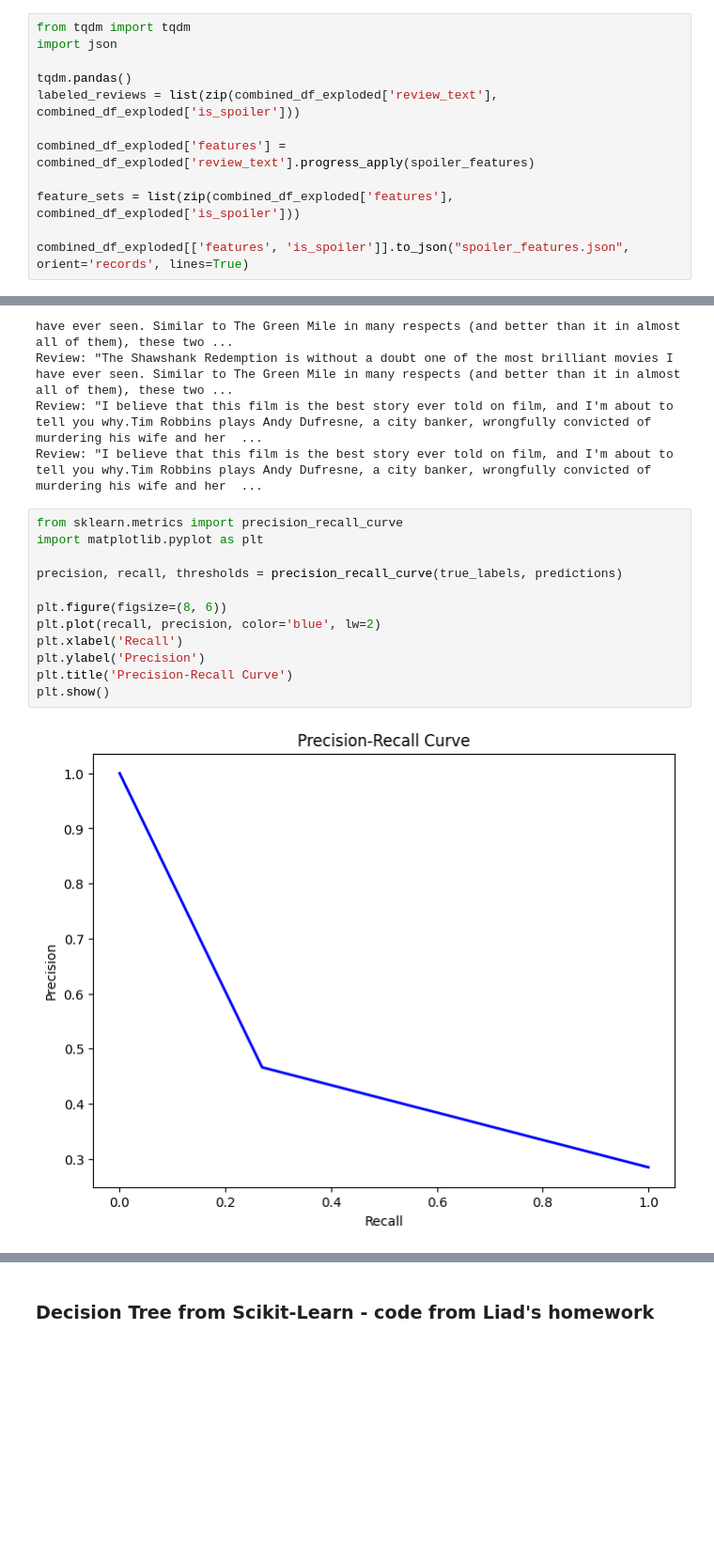
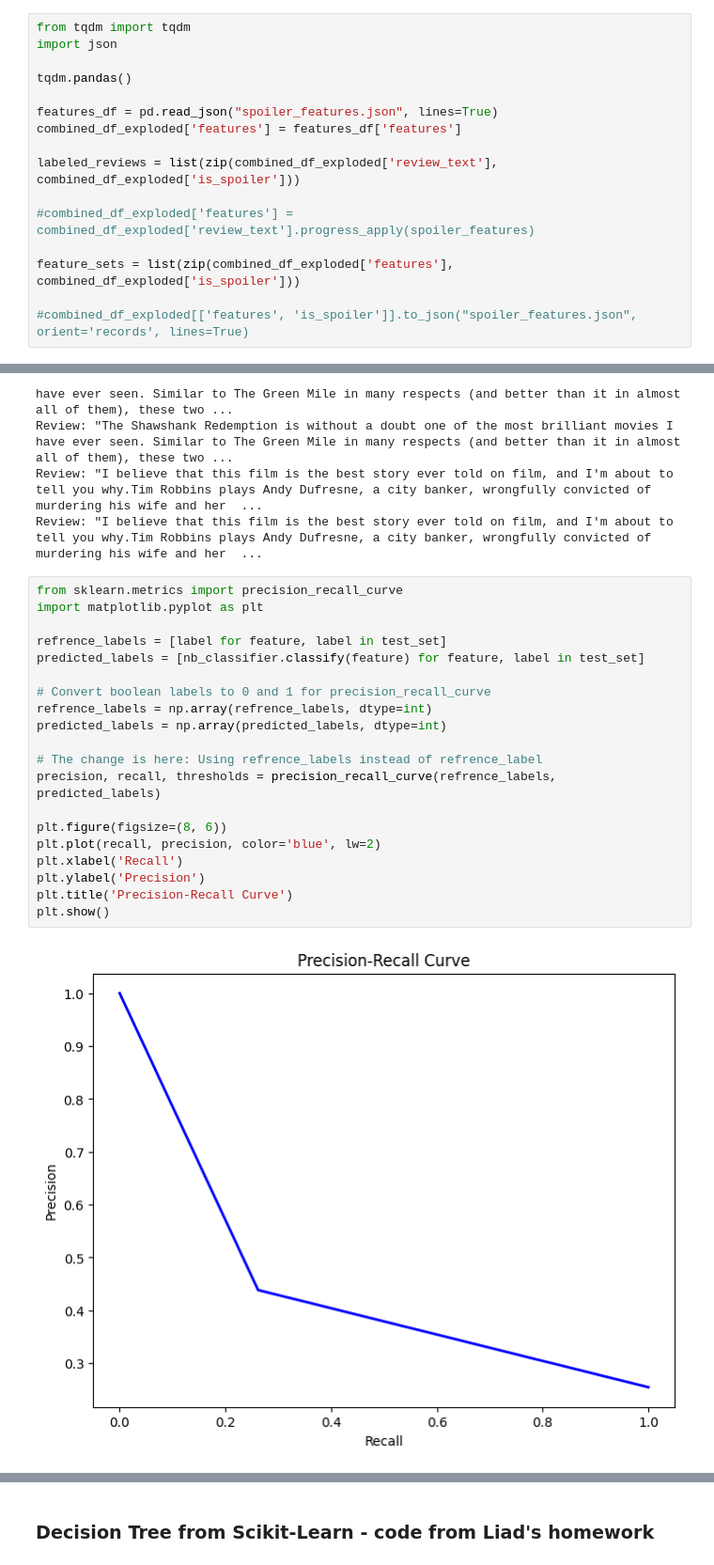
Before and after one commit to Saputoa21/Applied_ML_Spoiler_Detection_Group_Project_2025, a Jupyter notebook: Applied_ML_Movie_Spoiler_Detection_Group_5.ipynb, the cells around one changed output, grey strips where cells are left out. Shown at 94% size. Cells and saved outputs as stored; diff of their text form; blank space fills up the shorter version.

```diff
--- a/Applied_ML_Movie_Spoiler_Detection_Group_5.ipynb
+++ b/Applied_ML_Movie_Spoiler_Detection_Group_5.ipynb
@@ -772,10 +773,14 @@ from tqdm import tqdm
 import json
 
 tqdm.pandas()
+
+features_df = pd.read_json("spoiler_features.json", lines=True)
+combined_df_exploded['features'] = features_df['features']
+
 labeled_reviews = list(zip(combined_df_exploded['review_text'], combined_df_exploded['is_spoiler']))
 
-combined_df_exploded['features'] = combined_df_exploded['review_text'].progress_apply(spoiler_features)
+#combined_df_exploded['features'] = combined_df_exploded['review_text'].progress_apply(spoiler_features)
 
 feature_sets = list(zip(combined_df_exploded['features'], combined_df_exploded['is_spoiler']))
 
-combined_df_exploded[['features', 'is_spoiler']].to_json("spoiler_features.json", orient='records', lines=True)
+#combined_df_exploded[['features', 'is_spoiler']].to_json("spoiler_features.json", orient='records', lines=True)
@@ -833,17 +846,25 @@ Review: "I believe that this film is the best story ever told on film, and I'm a
 # %%
 from sklearn.metrics import precision_recall_curve
 import matplotlib.pyplot as plt
 
-precision, recall, thresholds = precision_recall_curve(true_labels, predictions)
+refrence_labels = [label for feature, label in test_set]
+predicted_labels = [nb_classifier.classify(feature) for feature, label in test_set]
+
+# Convert boolean labels to 0 and 1 for precision_recall_curve
+refrence_labels = np.array(refrence_labels, dtype=int)
+predicted_labels = np.array(predicted_labels, dtype=int)
+
+# The change is here: Using refrence_labels instead of refrence_label
+precision, recall, thresholds = precision_recall_curve(refrence_labels, predicted_labels)
 
 plt.figure(figsize=(8, 6))
 plt.plot(recall, precision, color='blue', lw=2)
 plt.xlabel('Recall')
 plt.ylabel('Precision')
 plt.title('Precision-Recall Curve')
 plt.show()
 # %% [output]
-[figure, old version]
+[figure, new version]
 # %%
 from sklearn.metrics import classification_report, confusion_matrix
 import seaborn as sns
```
Also changed, not shown: parts of 13 cells of this notebook.
